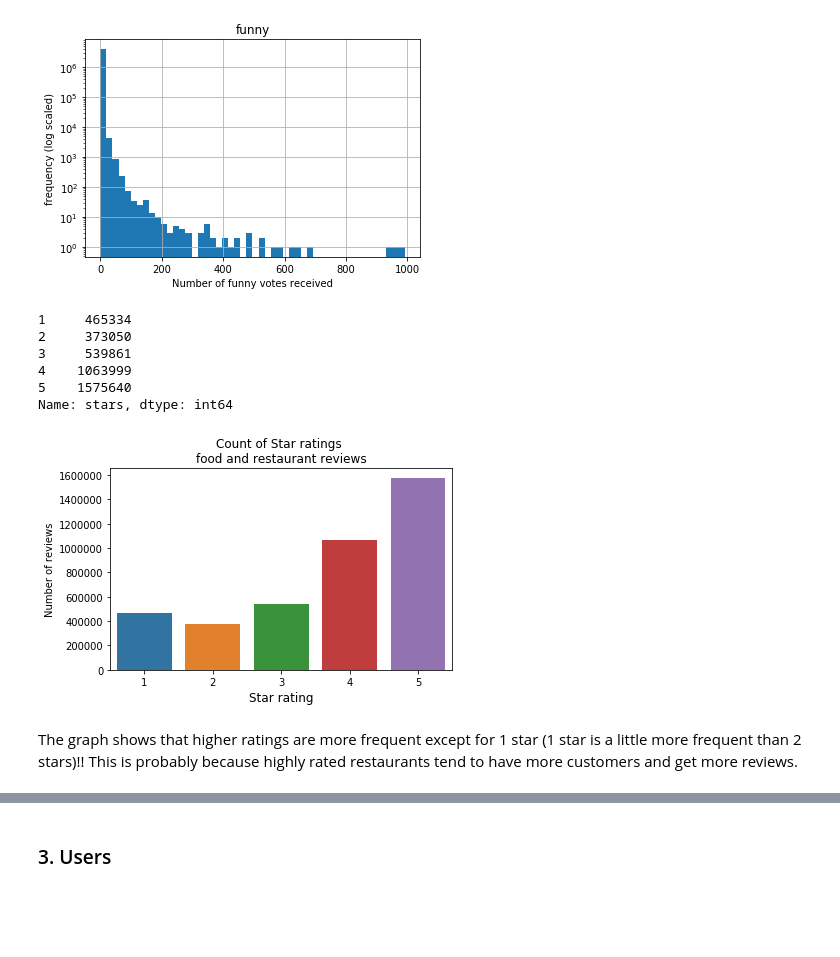
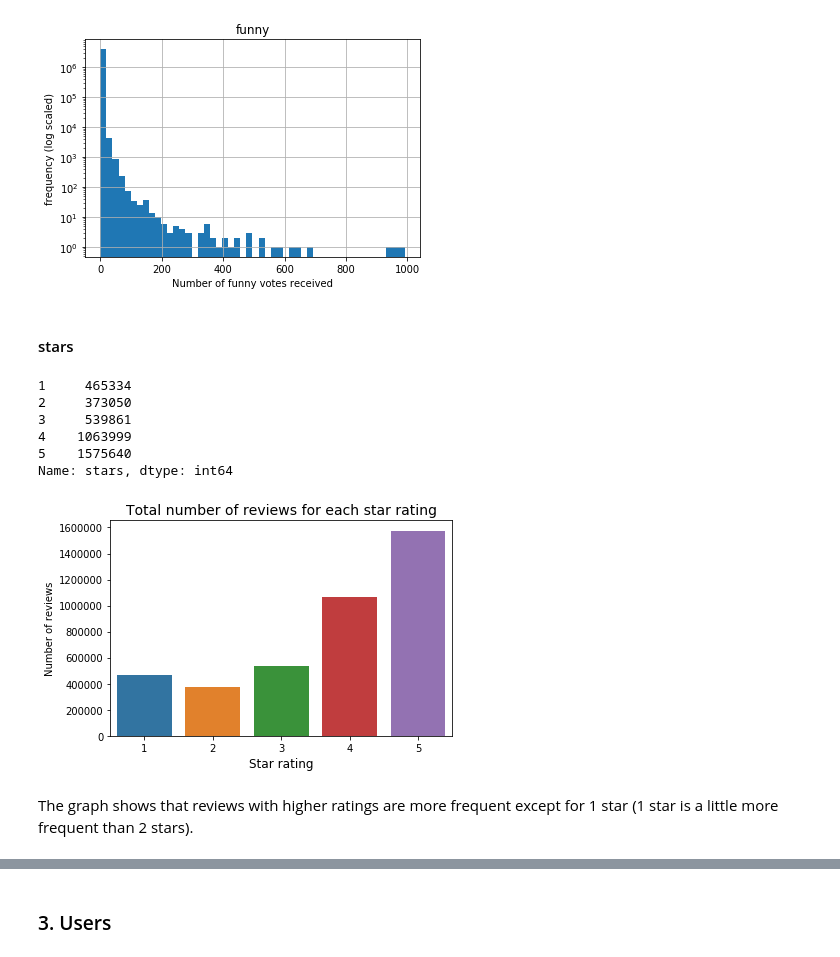
Before and after one commit to math470/Springboard_Capstone_Project_2, a Jupyter notebook: Yelp EDA.ipynb, the cells around one changed output, grey strips where cells are left out. Cells and saved outputs as stored; diff of their text form; code cells hidden in the pictures; blank space fills up the shorter version.

```diff
--- a/Yelp EDA.ipynb
+++ b/Yelp EDA.ipynb
@@ -530,6 +619,8 @@ for col in ['useful','cool', 'funny']:
 [figure]
 [figure]
 [figure]
+# %% [markdown]
+#### stars
 # %%
 star_counts = reviews.stars.value_counts().sort_index()
 star_counts
@@ -542,13 +633,13 @@ star_counts
 Name: stars, dtype: int64
 # %%
 ax = sns.barplot(star_counts.index, star_counts.values)
-plt.title("Count of Star ratings \nfood and restaurant reviews")
+plt.title("Total number of reviews for each star rating", size=14)
 plt.ylabel('Number of reviews')
 plt.xlabel('Star rating', fontsize=12)
 plt.tight_layout() # need for savefig
 plt.savefig("star_counts_reviews.png",format="png", dpi=300)
 plt.show()
 # %% [output]
-[figure, old version]
+[figure, new version]
 # %% [markdown]
-The graph shows that higher ratings are more frequent except for 1 star (1 star is a little more frequent than 2 stars)!! This is probably because highly rated restaurants tend to have more customers and get more reviews.
+The graph shows that reviews with higher ratings are more frequent except for 1 star (1 star is a little more frequent than 2 stars).
```
Also changed, not shown: parts of 61 cells of this notebook, 1 other file.
